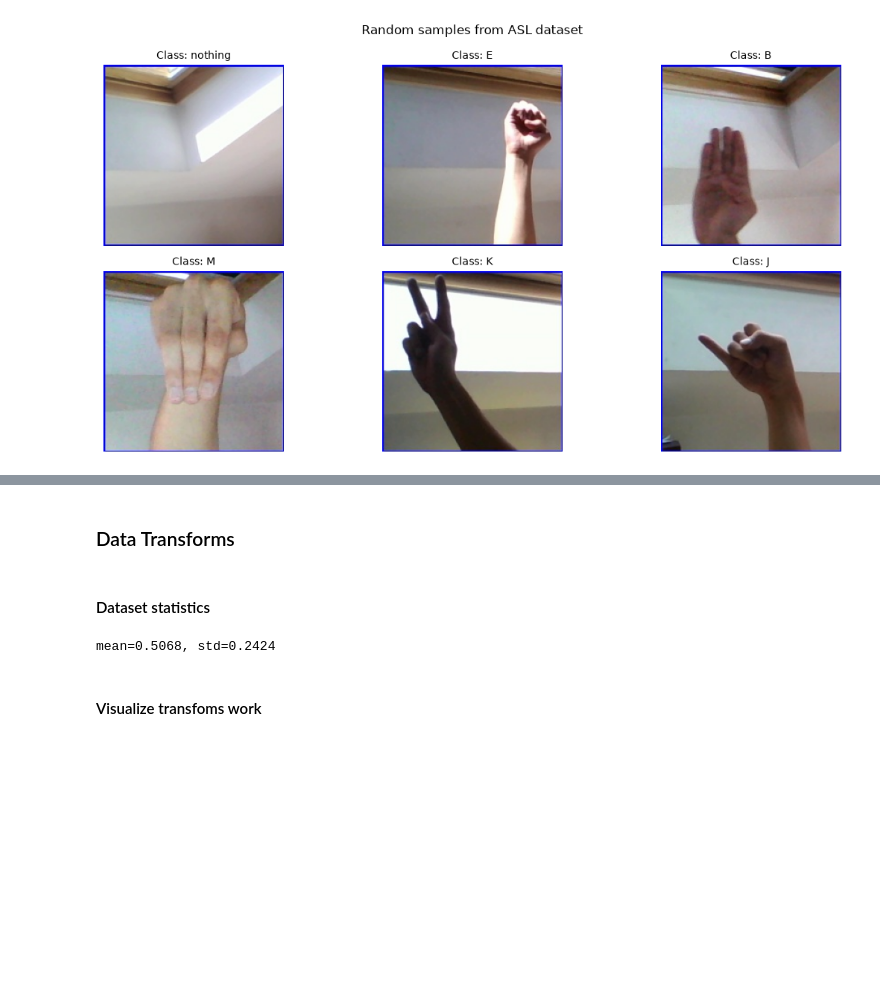
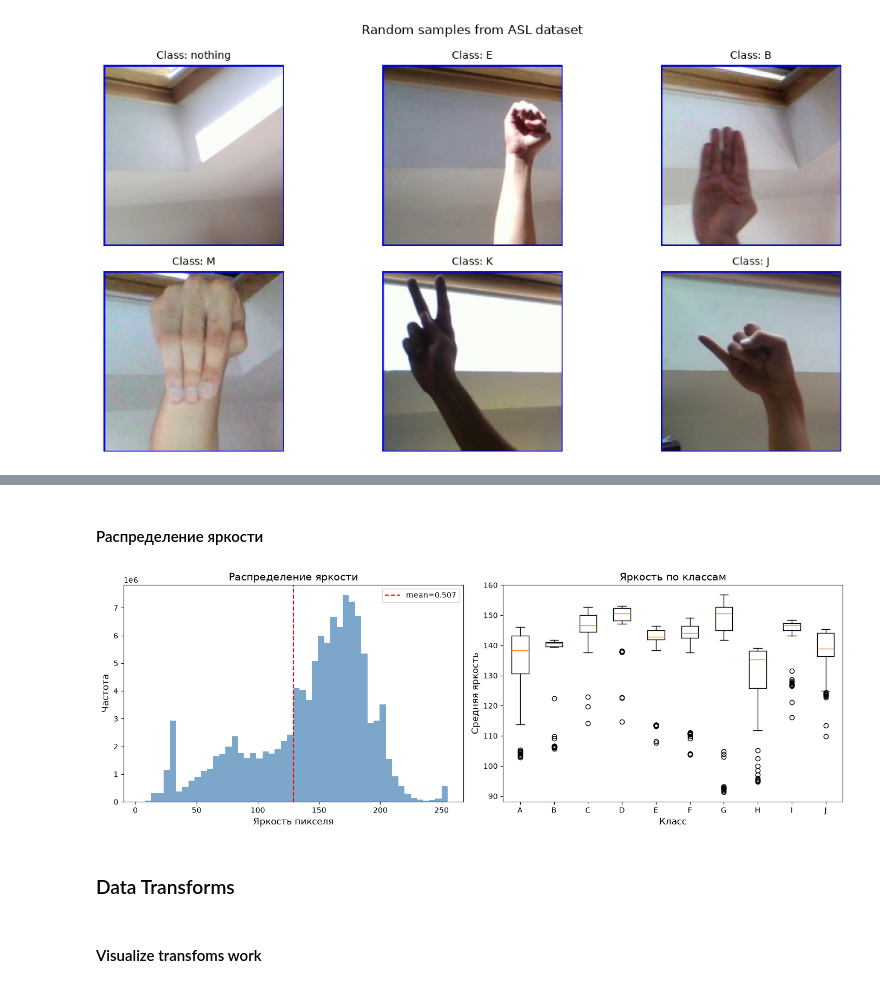
Before and after one commit to RuslanVdovinn/asl-classifier, a Jupyter notebook: notebooks/asl_classifier_cnn.ipynb, the cells around one changed output, grey strips where cells are left out. Drawn from its saved outputs; the diff is of its cells as text; code cells hidden in the pictures; blank space fills up the shorter version.

```diff
--- a/notebooks/asl_classifier_cnn.ipynb
+++ b/notebooks/asl_classifier_cnn.ipynb
@@ -96,40 +176,42 @@ plt.show()
+# %% [markdown]
+#### Распределение яркости
+# %%
+fig, axes = plt.subplots(1, 2, figsize=(14, 5))
+
+all_pixels = []
+for cls in classes:
+    for img_path in list((Path(DATA_DIR) / cls).glob("*.jpg"))[:100]:
+        img = Image.open(img_path).convert("L")
+        all_pixels.extend(np.array(img).flatten())
+
+axes[0].hist(all_pixels, bins=50, color="steelblue", alpha=0.7)
+axes[0].axvline(x=ASL_MEAN * 255, color="red", linestyle="--", label=f"mean={ASL_MEAN:.3f}")
+axes[0].set_xlabel("Яркость пикселя", fontsize=12)
+axes[0].set_ylabel("Частота", fontsize=12)
+axes[0].set_title("Распределение яркости", fontsize=14)
+axes[0].legend()
+
+# Box plot по классам
+data_by_class = []
+for cls in classes[:10]:
+    pixels = []
+    for img_path in list((Path(DATA_DIR) / cls).glob("*.jpg"))[:100]:
+        img = Image.open(img_path).convert("L")
+        pixels.append(np.array(img).mean())
+    data_by_class.append(pixels)
+
+axes[1].boxplot(data_by_class, tick_labels=classes[:10])
+axes[1].set_xlabel("Класс", fontsize=12)
+axes[1].set_ylabel("Средняя яркость", fontsize=12)
+axes[1].set_title("Яркость по классам", fontsize=14)
+
+plt.tight_layout()
+plt.savefig("../reports/figures/brightness_distribution.png", dpi=150)
+plt.show()
+# %% [output]
+[figure, added]
 # %% [markdown]
 ### Data Transforms
-# %% [markdown]
-#### Dataset statistics
-# %%
-temp_transform = transforms.Compose([
-    transforms.Grayscale(num_output_channels=1),  # 1 channel
-    transforms.Resize((IMG_SIZE, IMG_SIZE)),
-    transforms.ToTensor()
-])
-temp_dataset = datasets.ImageFolder(DATA_DIR, temp_transform)
-temp_loader = DataLoader(
-    temp_dataset,
-    batch_size=64,
-    shuffle=False,
-    num_workers=4,
-    pin_memory=True,
-)
-
-n_pixels = 0
-sum_x = 0.0
-sum_x2 = 0.0
-
-with torch.no_grad():
-    for images, _ in temp_loader:
-        images = images.to(device, non_blocking=True)
-        sum_x += images.sum().item()
-        sum_x2 += (images ** 2).sum().item()
-        n_pixels += images.numel()
-
-ASL_MEAN  = sum_x / n_pixels
-var = sum_x2 / n_pixels - ASL_MEAN ** 2
-ASL_STD  = var ** 0.5
-
-print(f'mean={ASL_MEAN:.4f}, std={ASL_STD:.4f}')
-# %% [output]
-mean=0.5068, std=0.2424
 # %%
 # transforms with augmentation
 from src.data.transforms import get_transforms
```
Also changed, not shown: parts of 6 cells of this notebook, 3 other files.
